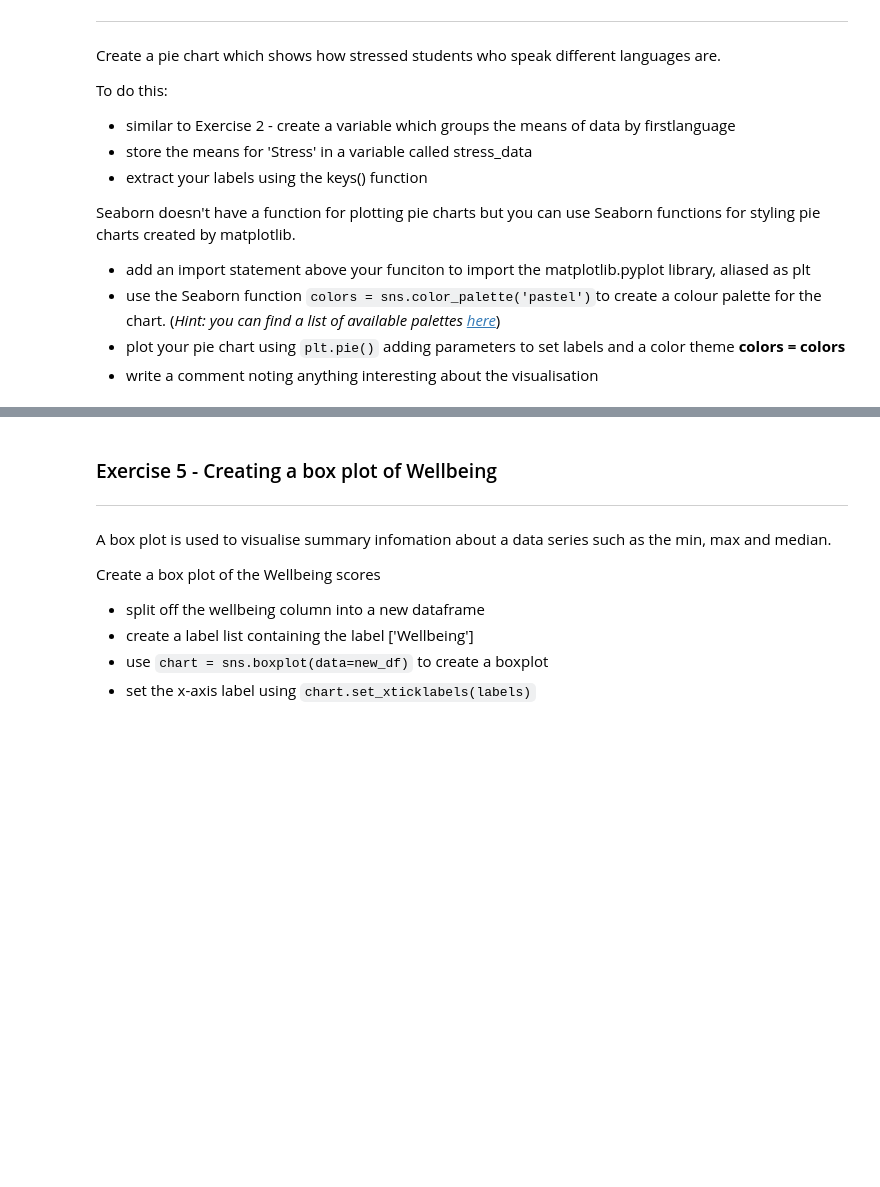
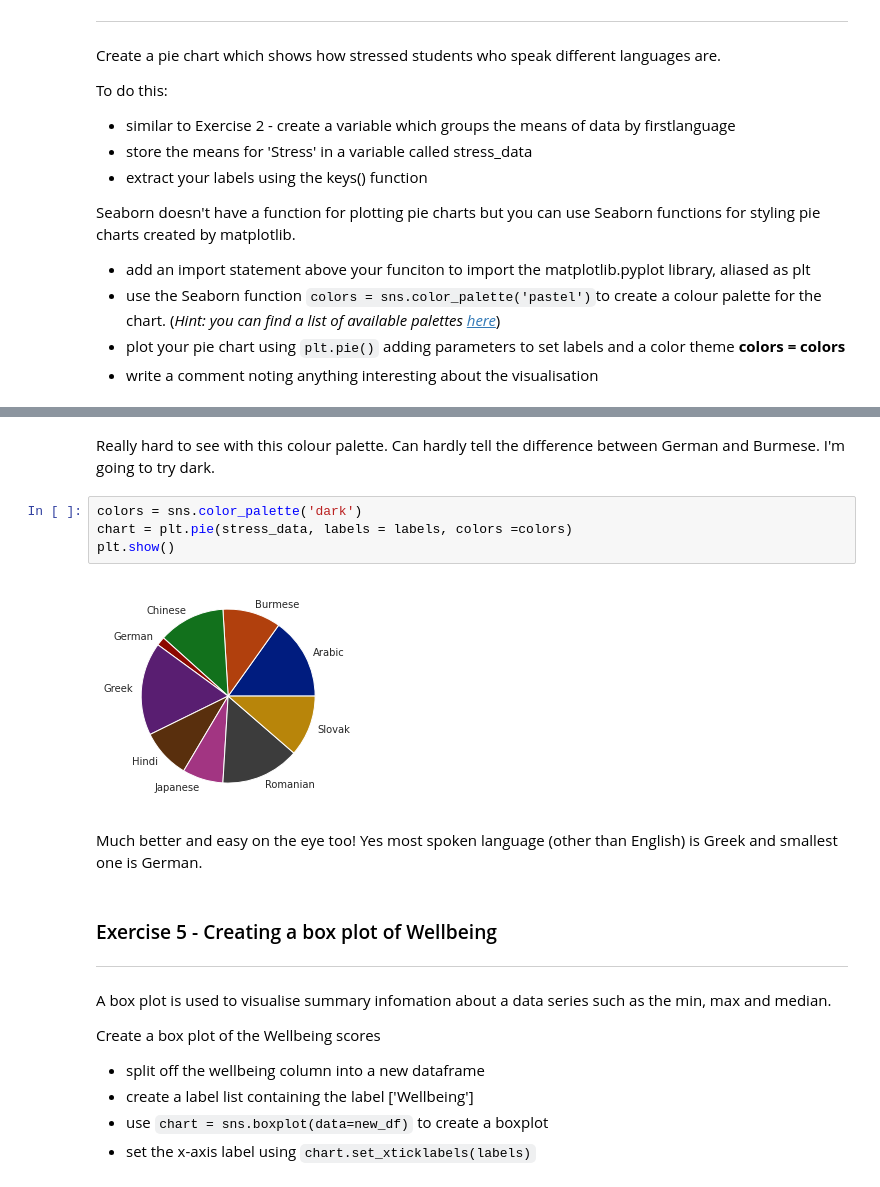
Before and after one commit to JaySanthanam/Programming-for-data, a Jupyter notebook: Worksheets/7_2_Visualisation_with_Seaborn.ipynb, the cells around one changed output, grey strips where cells are left out. Saved outputs shown, nothing was run; the diff lists cells and outputs as text; blank space fills up the shorter version.

```diff
--- a/Worksheets/7_2_Visualisation_with_Seaborn.ipynb
+++ b/Worksheets/7_2_Visualisation_with_Seaborn.ipynb
@@ -193,3 +211,13 @@ Seaborn doesn't have a function for plotting pie charts but you can use Seaborn
+# %% [markdown]
+Really hard to see with this colour palette. Can hardly tell the difference between German and Burmese. I'm going to try dark.
+# %%
+colors = sns.color_palette('dark')
+chart = plt.pie(stress_data, labels = labels, colors =colors)
+plt.show()
+# %% [output]
+[figure, added]
+# %% [markdown]
+Much better and easy on the eye too! Yes most spoken language (other than English) is Greek and smallest one is German.
 # %% [markdown]
 ### Exercise 5 - Creating a box plot of Wellbeing
 ---
```
Also changed, not shown: parts of 4 cells of this notebook.
